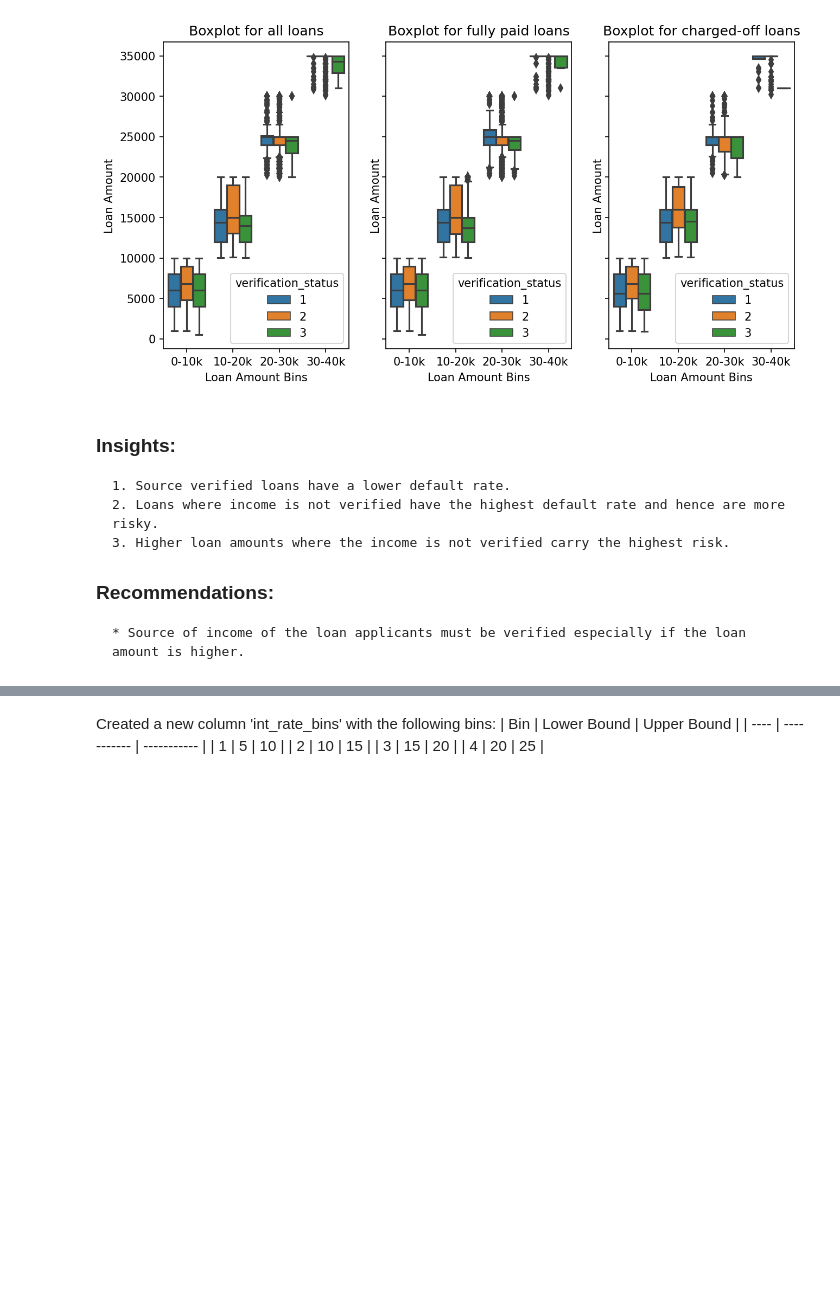
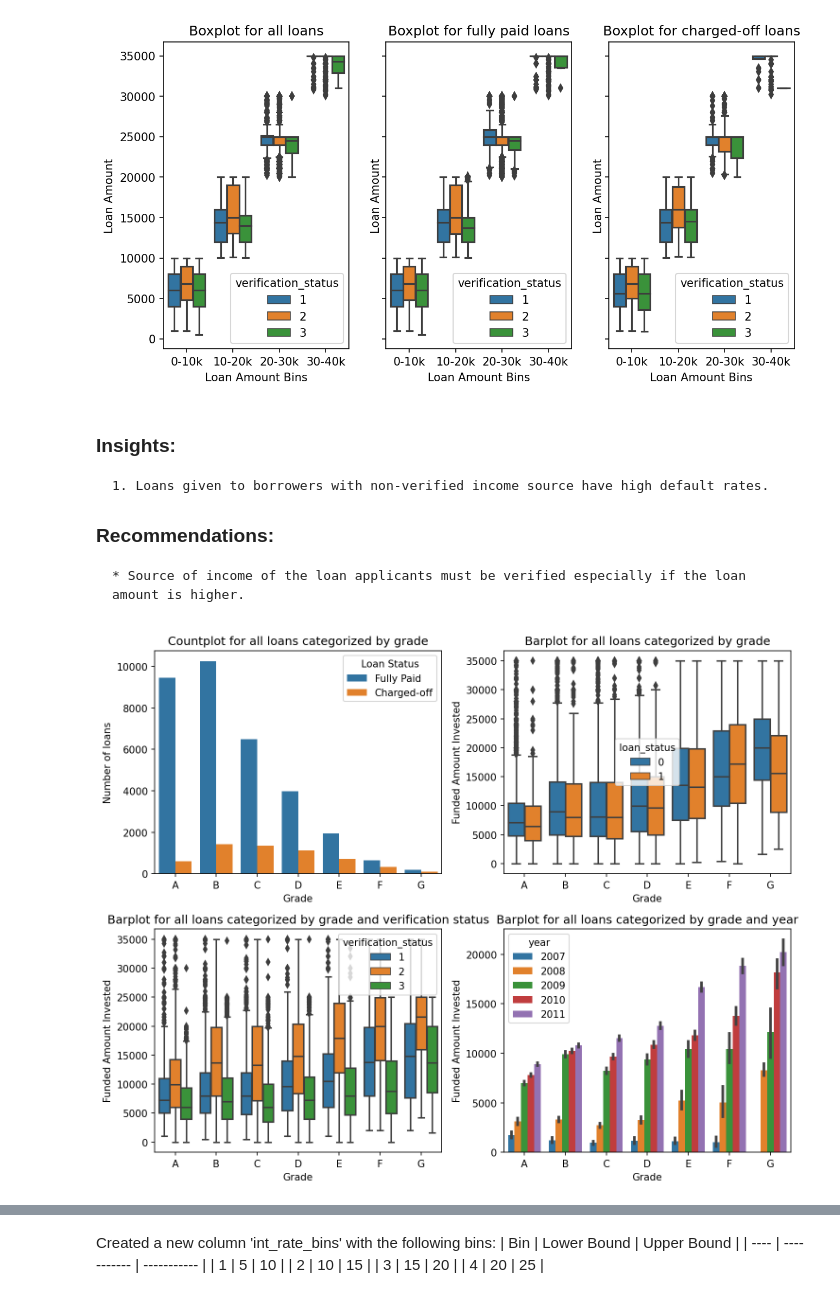
Before and after one commit to vulchinithin/LendingClubCaseStudy, a Jupyter notebook: data_cleaning_final.ipynb, the cells around one changed output, grey strips where cells are left out. Drawn from its saved outputs; the diff is of its cells as text; code cells hidden in the pictures; blank space fills up the shorter version.

```diff
--- a/data_cleaning_final.ipynb
+++ b/data_cleaning_final.ipynb
@@ -1337,9 +1281,41 @@ plt.show()
 [figure]
 # %% [markdown]
 ### Insights:
-    1. Source verified loans have a lower default rate.
-    2. Loans where income is not verified have the highest default rate and hence are more risky.
-    3. Higher loan amounts where the income is not verified carry the highest risk.
+    1. Loans given to borrowers with non-verified income source have high default rates.
 
 ### Recommendations:
     * Source of income of the loan applicants must be verified especially if the loan amount is higher.
+# %%
+# explore the column 'grade'
+
+f, ax = plt.subplots(2,2,figsize=(10,8), dpi=150)
+
+g = sns.countplot(df.grade, hue=df.loan_status, ax=ax[0,0])                            # create a countplot
+g.set_title('Countplot for all loans categorized by grade')                                                            # set the title of the plot
+g.set_xlabel('Grade')                                                          # set the x-label for the plot
+g.set_ylabel('Number of loans')                                                # set the y-label for the plot
+g.set_xticklabels(['A','B','C','D','E','F','G'])                             # set x-tick labels
+g.legend(title='Loan Status', labels=['Fully Paid','Charged-off'])            # set the legend for the plot
+
+h = sns.boxplot(df.grade, df.funded_amnt_inv, hue=df.loan_status, ax=ax[0,1])
+h.set_title('Barplot for all loans categorized by grade')                                                            # set the title of the plot
+h.set_xlabel('Grade')                                                          # set the x-label for the plot
+h.set_ylabel('Funded Amount Invested')                                                # set the y-label for the plot
+h.set_xticklabels(['A','B','C','D','E','F','G'])                             # set x-tick labels
+
+i = sns.boxplot(df.grade, df.funded_amnt_inv, hue=df.verification_status, ax=ax[1,0])           # create a barplot
+i.set_title('Barplot for all loans categorized by grade and verification status')                                                            # set the title of the plot
+i.set_xlabel('Grade')                                                          # set the x-label for the plot
+i.set_ylabel('Funded Amount Invested')                                                # set the y-label for the plot
+i.set_xticklabels(['A','B','C','D','E','F','G'])                             # set x-tick labels
+
+j = sns.barplot(df.grade, df.funded_amnt_inv, hue=df.year)           # create a barplot
+j.set_title('Barplot for all loans categorized by grade and year')                                                            # set the title of the plot
+j.set_xlabel('Grade')                                                          # set the x-label for the plot
+j.set_ylabel('Funded Amount Invested')                                                # set the y-label for the plot
+j.set_xticklabels(['A','B','C','D','E','F','G'])                             # set x-tick labels
+
+plt.tight_layout()
+plt.show()
+# %% [output]
+[figure, added]
```
Also changed, not shown: parts of 34 cells of this notebook.
